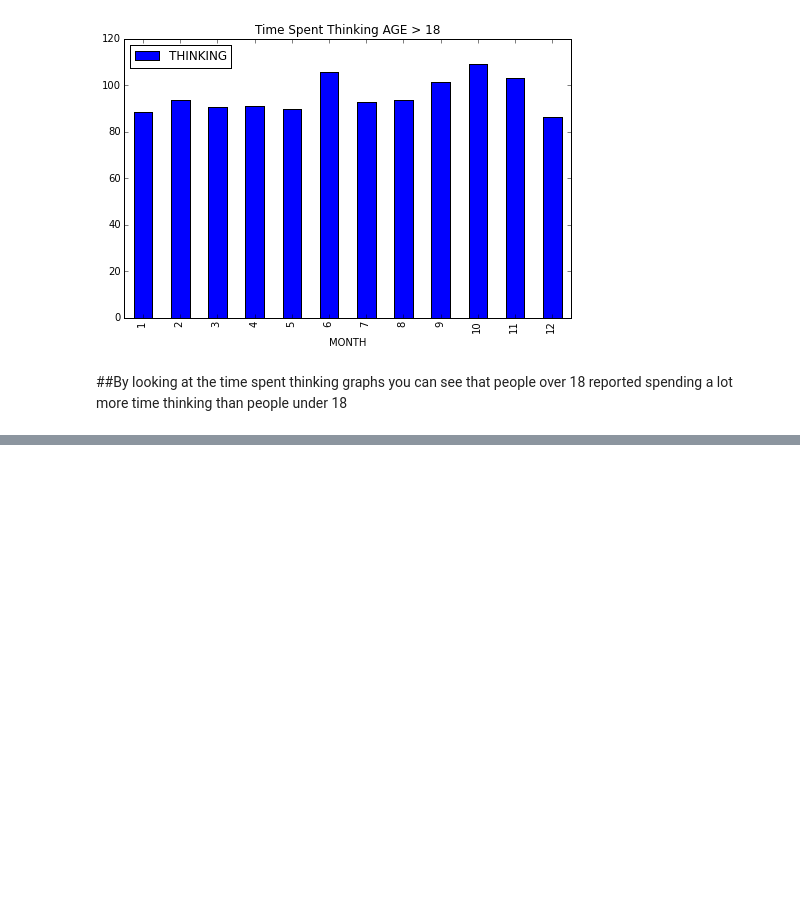
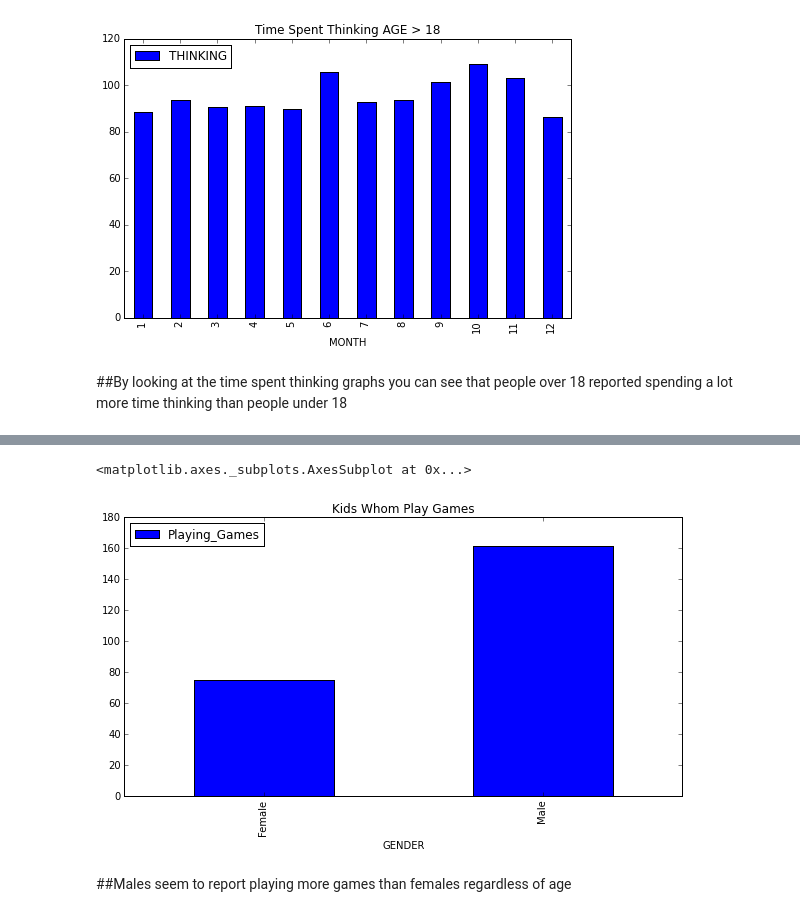
Before and after one commit to tiy-gvl-python/atus-analysis, a Jupyter notebook: Project.ipynb, the cells around one changed output, grey strips where cells are left out. Saved outputs shown, nothing was run; the diff lists cells and outputs as text; code cells hidden in the pictures; blank space fills up the shorter version.

```diff
--- a/Project.ipynb
+++ b/Project.ipynb
@@ -169,0 +192,9 @@ thinking.groupby(['MONTH']).mean().plot(kind='bar', figsize=(8,5), title='Time S
+# %%
+gen_y = gen_f[gen_f.AGE < 18]
+gen_y = gen_y[['GENDER', 'Playing_Games']]
+gen_y.groupby('GENDER').mean().plot(kind='bar', title='Kids Whom Play Games', figsize=(10,5))
+# %% [output]
+<matplotlib.axes._subplots.AxesSubplot at 0x...>
+[figure, added]
+# %% [markdown]
+##Males seem to report playing more games than females regardless of age
```
Also changed, not shown: parts of 15 cells of this notebook.
